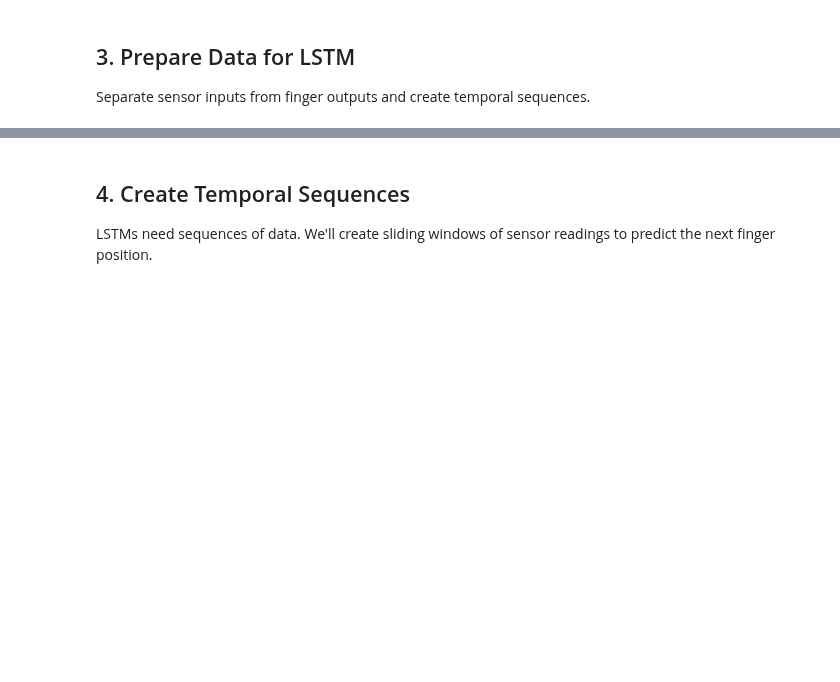
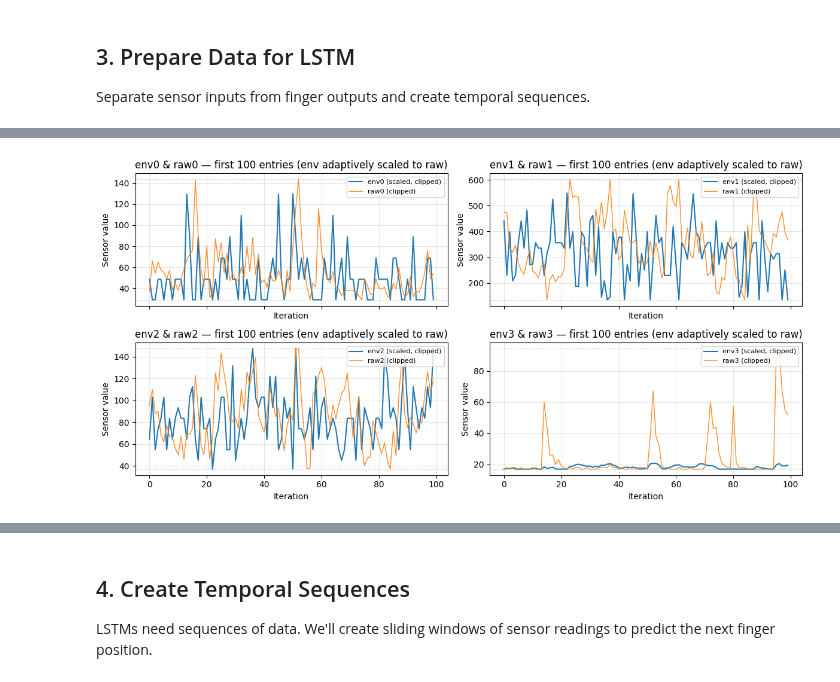
Before and after one commit to CogitoNTNU/Grip, a Jupyter notebook: training/notebooks/LSTM_improved.ipynb, the cells around one changed output, grey strips where cells are left out. Cells and saved outputs as stored; diff of their text form; code cells hidden in the pictures; blank space fills up the shorter version.

```diff
--- a/training/notebooks/LSTM_improved.ipynb
+++ b/training/notebooks/LSTM_improved.ipynb
@@ -41,7 +38,7 @@ Error:
 Load CSV data and handle corrupted rows where sensor values are missing or misaligned.
 # %%
 # Load data
-path = os.path.join("../../data", "integrated_data_20251104_183059.csv")
+path = os.path.join("../../data", "integrated_data_20251104_192229.csv")
 df = pd.read_csv(path)
 
 print("="*60)
@@ -95,0 +122,85 @@ print(f"Number of output features: {len(finger_indices)}")
+# %%
+# ...existing code...
+# Plot first 100 iterations for the four sensors (env/raw pairs) with outlier capping
+import os
+import numpy as np
+import matplotlib.pyplot as plt
+
+# choose source dataframe
+if 'df_clean' in globals():
+    src = df_clean
+else:
+    src = pd.DataFrame(data, columns=numeric_columns)
+
+# window length (100 iterations)
+n = min(100, len(src))
+window = src.iloc[:n].copy()
+
+# Outlier capping: percentiles to use (1..99 by default)
+p_low, p_high = 1.0, 99.0
+
+fig, axes = plt.subplots(2, 2, figsize=(12, 6), sharex=True)
+axes = axes.flatten()
+
+sensor_pairs = [('env0','raw0'), ('env1','raw1'), ('env2','raw2'), ('env3','raw3')]
+
+for i, (env_col, raw_col) in enumerate(sensor_pairs):
+    ax = axes[i]
+
+    # compute per-column clip bounds using percentiles (robust to outliers)
+    env_vals = window[env_col].values.astype(float)
+    raw_vals = window[raw_col].values.astype(float)
+    env_lo, env_hi = np.percentile(env_vals, [p_low, p_high])
+    raw_lo, raw_hi = np.percentile(raw_vals, [p_low, p_high])
+
+    # create clipped series for plotting (does not modify original dataframe)
+    env_plot = np.clip(env_vals, env_lo, env_hi)
+    raw_plot = np.clip(raw_vals, raw_lo, raw_hi)
+
+    # --- Adaptive scaling: match env to raw robustly ---
+    # Use IQR ratio primarily, fallback to std ratio, then to 1. Avoid divide-by-zero.
+    def robust_scale(src_arr, tgt_arr):
+        q1s, q3s = np.percentile(src_arr, [25,75])
+        q1t, q3t = np.percentile(tgt_arr, [25,75])
+        iqr_s = q3s - q1s
+        iqr_t = q3t - q1t
+        if iqr_s > 1e-6:
+            scale = iqr_t / iqr_s
+        else:
+            # fallback to std
+            std_s = np.std(src_arr)
+            std_t = np.std(tgt_arr)
+            scale = (std_t / std_s) if std_s > 1e-6 else 1.0
+        # center to medians
+        med_s = np.median(src_arr)
+        med_t = np.median(tgt_arr)
+        return scale, med_s, med_t
+
+    scale, med_env, med_raw = robust_scale(env_plot, raw_plot)
+    env_scaled = (env_plot - med_env) * scale + med_raw
+
+    # Re-clip scaled env to raw clipping bounds for plotting clarity
+    env_scaled = np.clip(env_scaled, raw_lo, raw_hi)
+
+    ax.plot(env_scaled, label=f'{env_col} (scaled, clipped)', color='tab:blue', linewidth=1.5)
+    ax.plot(raw_plot, label=f'{raw_col} (clipped)', color='tab:orange', linewidth=1.0, alpha=0.9)
+
+    # show clip thresholds as thin dashed lines for context (use raw thresholds)
+    ax.axhline(raw_lo, color='tab:gray', linestyle=':', linewidth=0.8, alpha=0.45)
+    ax.axhline(raw_hi, color='tab:gray', linestyle=':', linewidth=0.8, alpha=0.45)
+
+    ax.set_title(f'{env_col} & {raw_col} — first {n} entries (env adaptively scaled to raw)')
+    ax.set_xlabel('Iteration')
+    ax.set_ylabel('Sensor value')
+    ax.legend(loc='upper right', fontsize=8)
+    ax.grid(True, alpha=0.3)
+
+plt.tight_layout()
+out_dir = os.path.join('..','..','models')
+os.makedirs(out_dir, exist_ok=True)
+out_path = os.path.join(out_dir, 'sensors_100_iterations_clipped_scaled_env.png')
+plt.savefig(out_path, dpi=200, bbox_inches='tight')
+plt.show()
+print(f'Saved sensors plot to: {out_path}')
+# %% [output]
+[figure, added]
```
Also changed, not shown: parts of 17 cells of this notebook, 1 other file.
